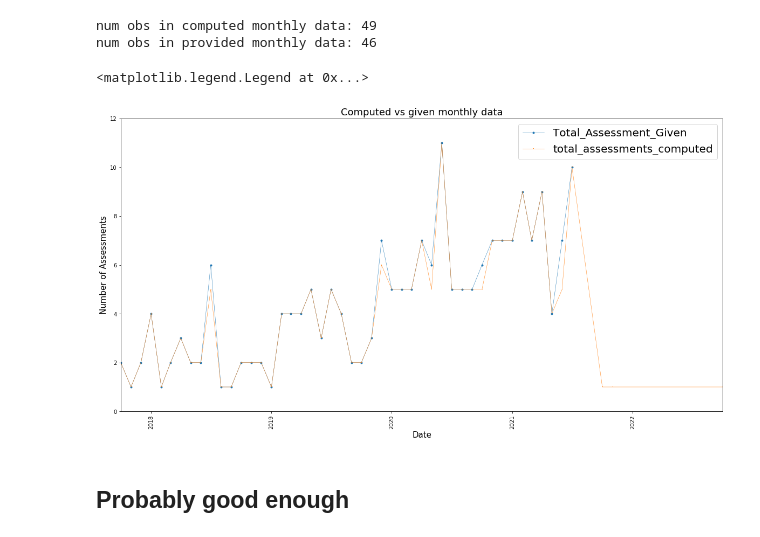
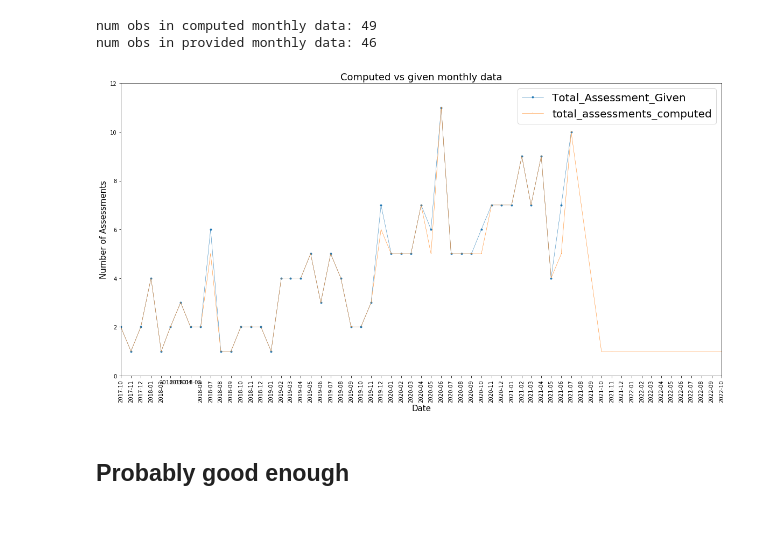
Before and after one commit to christiejibaraki/Predictive-Modeling, a Jupyter notebook: Replicate Assessment Month Aggregation.ipynb, the cells around one changed output. Saved outputs shown, nothing was run; the diff lists cells and outputs as text; code cells hidden in the pictures.

Commit message:
update x-axis for assessments line plots

```diff
--- a/Replicate Assessment Month Aggregation.ipynb
+++ b/Replicate Assessment Month Aggregation.ipynb
@@ -131,17 +131,21 @@ df.set_index('Date', inplace=True)
 # %%
 plt.figure(figsize=(20,10))
 ax = df['Total_Assessment_Given'].plot(marker = ".", linewidth=0.5)
-ax2 = monthly_data['total_assessments_computed'].plot(marker = ',', linewidth=0.5)
+monthly_data['total_assessments_computed'].plot(marker = ',', linewidth=0.5)
 plt.ylabel('Number of Assessments', size=15)
 plt.xlabel("Date", size=15)
 plt.title('Computed vs given monthly data', size=18)
 plt.xticks(rotation=90)
 ax.set_ylim([0, 12])
 ax.set_xlim([min(monthly_data.index), max(monthly_data.index)])
 plt.legend(fontsize=20)
+
+formatter = mdates.DateFormatter("%Y-%m") ### formatter of the date
+locator = mdates.MonthLocator()
+ax.xaxis.set_major_formatter(formatter) ## calling the formatter for the x-axis
+ax.xaxis.set_major_locator(locator)
 # %% [output]
-<matplotlib.legend.Legend at 0x...>
-[figure, old version]
+[figure, new version]
 # %% [markdown]
 ## Probably good enough
 # %%
```
Also changed, not shown: 1 other file.
